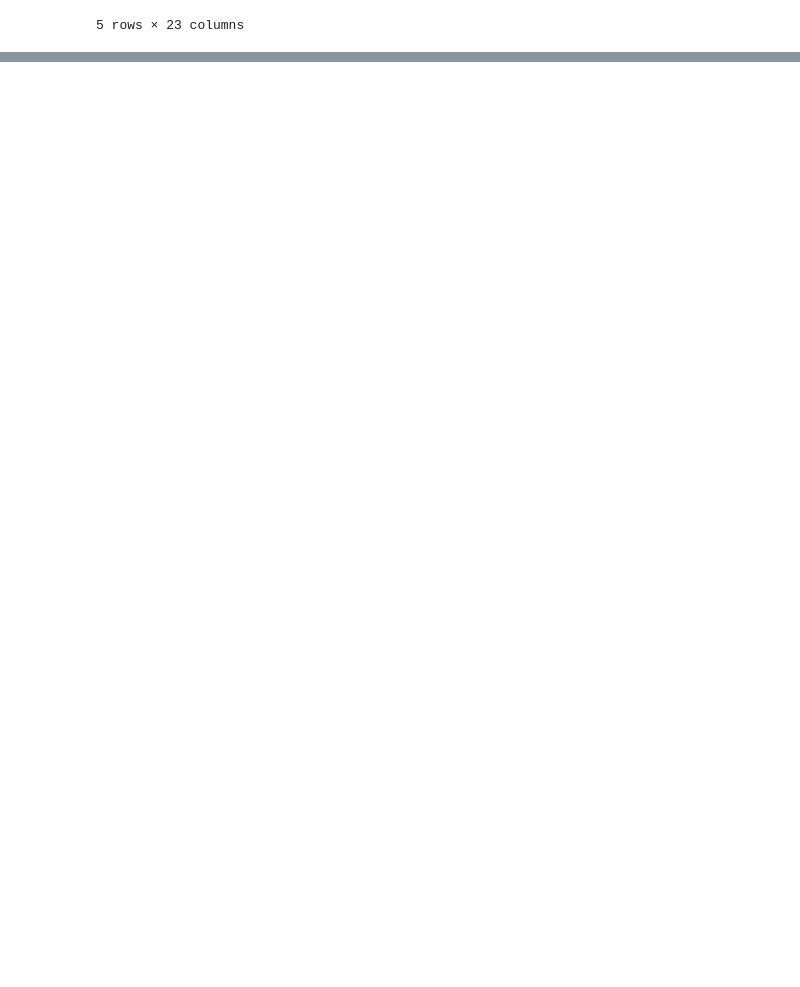
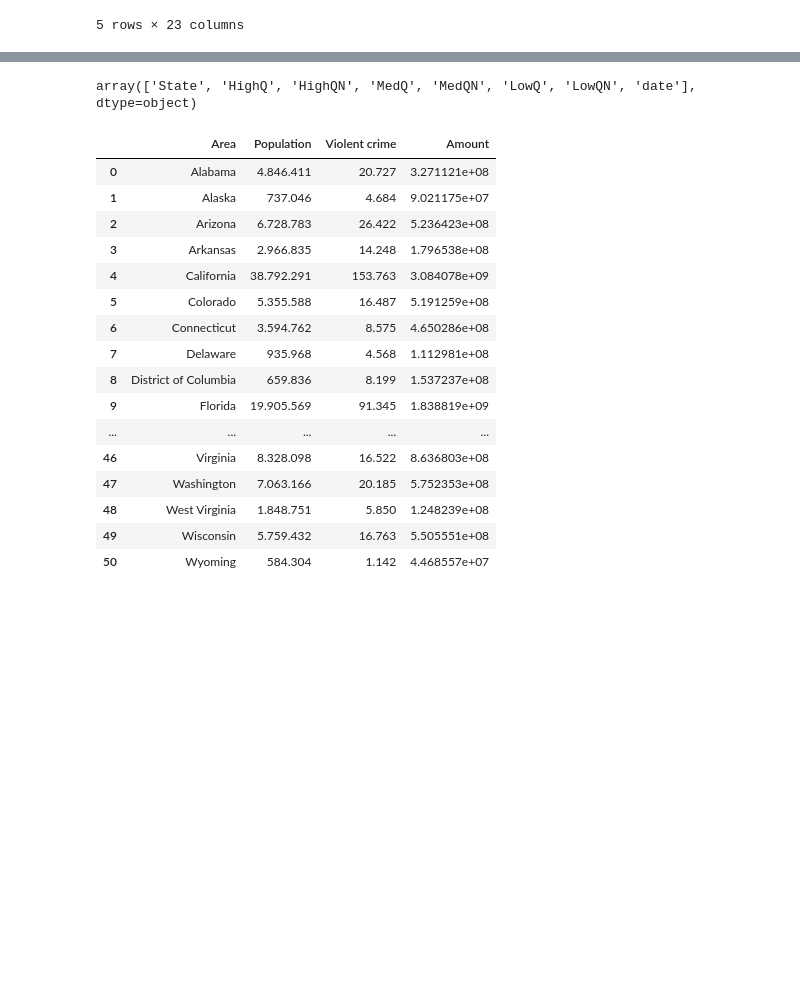
Before and after one commit to nicolagennaro/Data_Viz, a Jupyter notebook: DataCleaning.ipynb, the cells around one changed output, grey strips where cells are left out. Saved outputs shown, nothing was run; the diff lists cells and outputs as text; code cells hidden in the pictures; blank space fills up the shorter version.

Commit message:
Anonymous DS plots and join an ganja

```diff
--- a/DataCleaning.ipynb
+++ b/DataCleaning.ipynb
@@ -84,5 +84,35 @@ print("="*120)
 set()
 # %%
 df_crimes.to_csv("Crimes/table_4_crime_in_the_united_states_by_region_geographic_division_and_state_2014-2015.csv")
+# %%
+df_ganja.columns.values
+# %% [output]
+array(['State', 'HighQ', 'HighQN', 'MedQ', 'MedQN', 'LowQ', 'LowQN', 'date'], dtype=object)
+# %%
+df_ganja['Amount'] = df_ganja.HighQ * df_ganja.HighQN + df_ganja.MedQ * df_ganja.MedQN
+# %%
+df_crimes[['Area', 'Population', 'Violent crime']][df_crimes.Year == '2014'].merge(
+    df_ganja[['State', 'Amount']].groupby('State').sum(),
+    left_on = 'Area', right_on = 'State'
+#     pd.DataFrame.merge()
+)
+# %% [output]
+|  | Area | Population | Violent crime | Amount |
+| 0 | Alabama | 4.846.411 | 20.727 | 3.271121e+08 |
+| 1 | Alaska | 737.046 | 4.684 | 9.021175e+07 |
+| 2 | Arizona | 6.728.783 | 26.422 | 5.236423e+08 |
+| 3 | Arkansas | 2.966.835 | 14.248 | 1.796538e+08 |
+| 4 | California | 38.792.291 | 153.763 | 3.084078e+09 |
+| 5 | Colorado | 5.355.588 | 16.487 | 5.191259e+08 |
+| 6 | Connecticut | 3.594.762 | 8.575 | 4.650286e+08 |
+| 7 | Delaware | 935.968 | 4.568 | 1.112981e+08 |
+| 8 | District of Columbia | 659.836 | 8.199 | 1.537237e+08 |
+| 9 | Florida | 19.905.569 | 91.345 | 1.838819e+09 |
+| ... | ... | ... | ... | ... |
+| 46 | Virginia | 8.328.098 | 16.522 | 8.636803e+08 |
+| 47 | Washington | 7.063.166 | 20.185 | 5.752353e+08 |
+| 48 | West Virginia | 1.848.751 | 5.850 | 1.248239e+08 |
+| 49 | Wisconsin | 5.759.432 | 16.763 | 5.505551e+08 |
+| 50 | Wyoming | 584.304 | 1.142 | 4.468557e+07 |
 # %% [markdown]
 <br><br><br><br><br><br><br><br><br><br><br><br><br><br><br><br><br><br><br><br><br><br><br><br><br><br><br><br><br><br><br><br><br><br><br><br><br><br><br><br>
```
Also changed, not shown: parts of 1 cell of this notebook.
